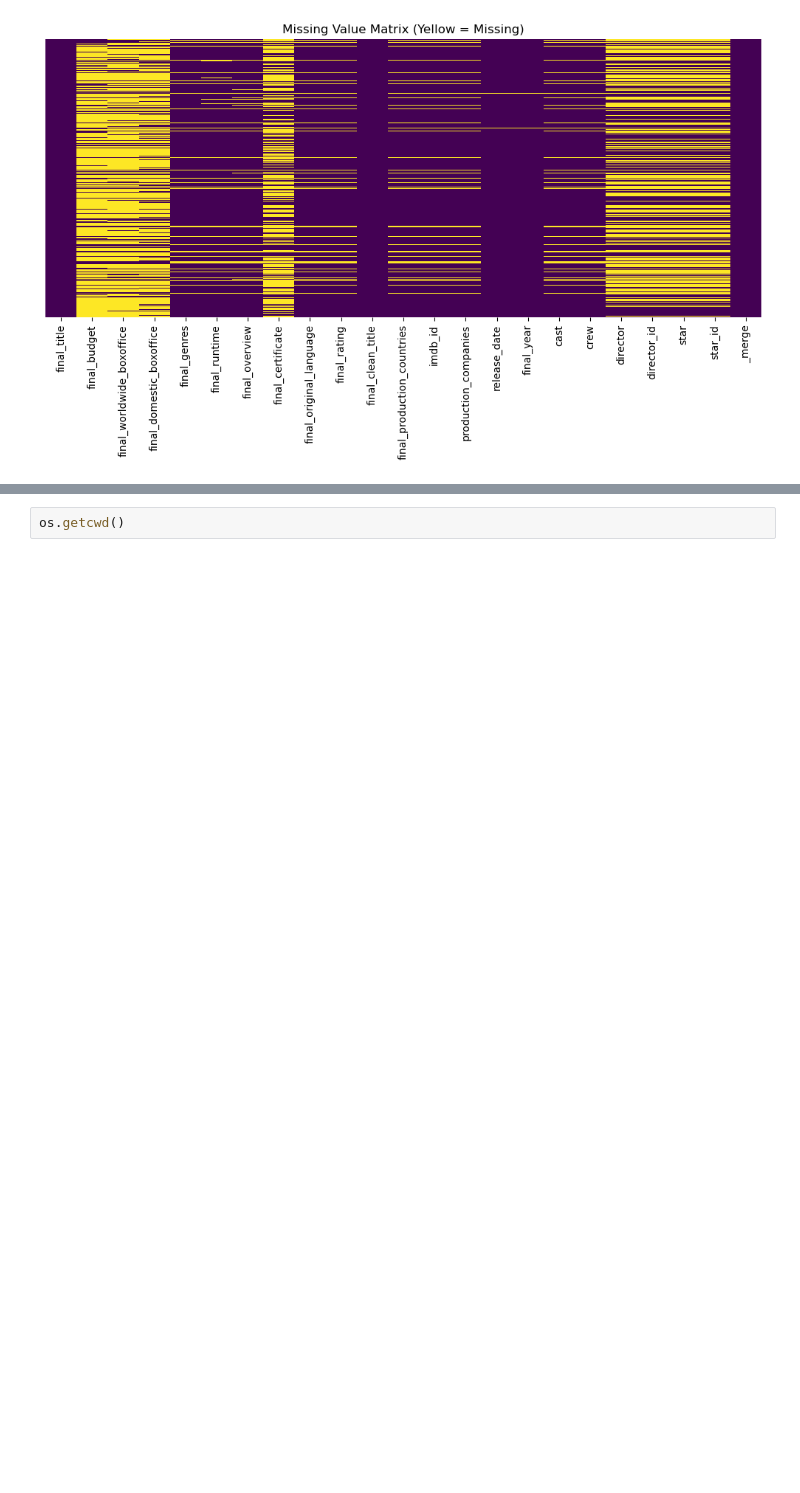
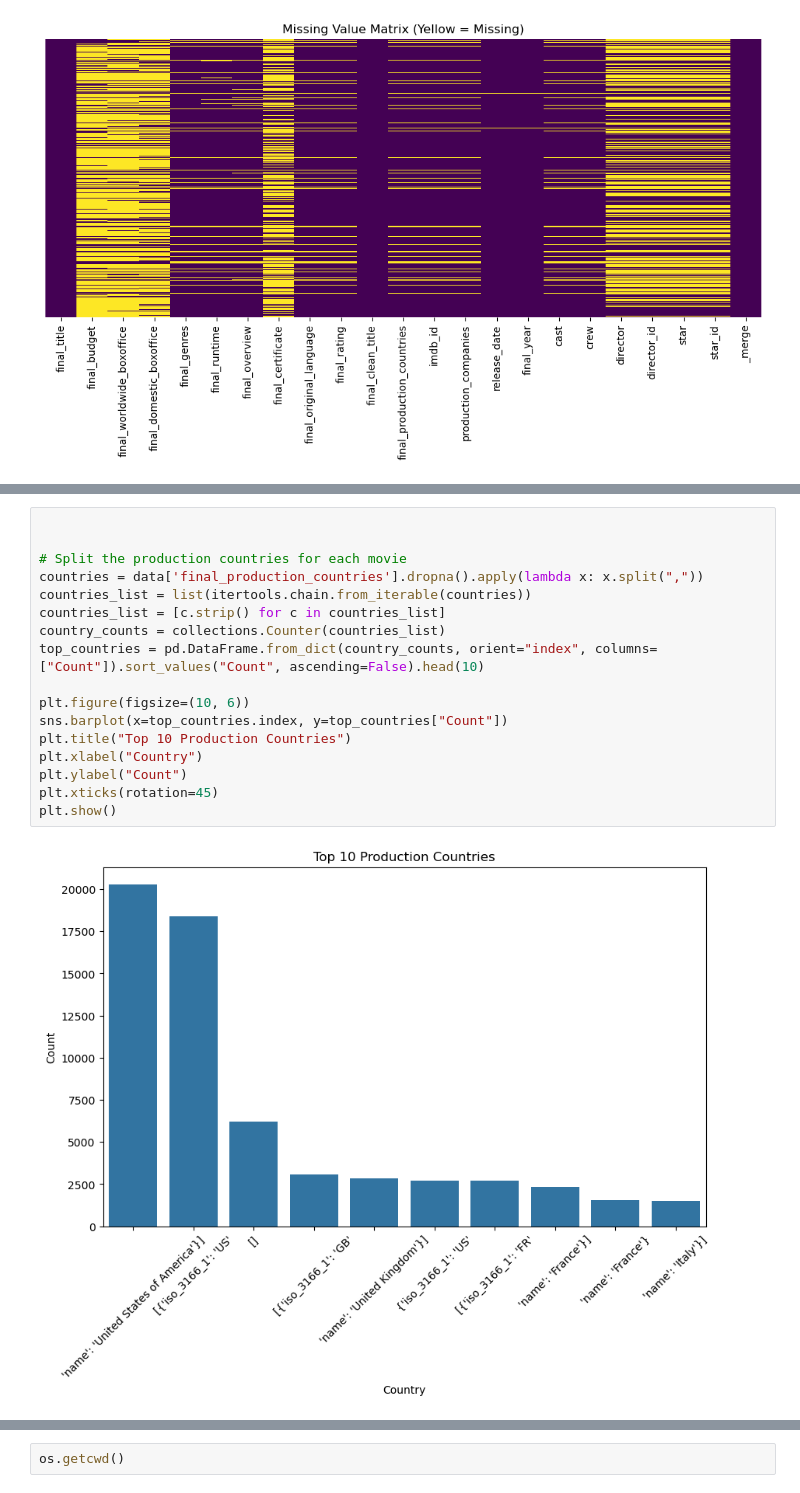
Before and after one commit to Divyantha369/spring-2025-greenlight, a Jupyter notebook: Praneed(EDA&Preprocessing)/pre_processsing.ipynb, the cells around one changed output, grey strips where cells are left out. Cells and saved outputs as stored; diff of their text form; blank space fills up the shorter version.

```diff
--- a/Praneed(EDA&Preprocessing)/pre_processsing.ipynb
+++ b/Praneed(EDA&Preprocessing)/pre_processsing.ipynb
@@ -95,3 +102,22 @@ Name: count, dtype: int64
+# %%
+
+
+# Split the production countries for each movie
+countries = data['final_production_countries'].dropna().apply(lambda x: x.split(","))
+countries_list = list(itertools.chain.from_iterable(countries))
+countries_list = [c.strip() for c in countries_list]
+country_counts = collections.Counter(countries_list)
+top_countries = pd.DataFrame.from_dict(country_counts, orient="index", columns=["Count"]).sort_values("Count", ascending=False).head(10)
+
+plt.figure(figsize=(10, 6))
+sns.barplot(x=top_countries.index, y=top_countries["Count"])
+plt.title("Top 10 Production Countries")
+plt.xlabel("Country")
+plt.ylabel("Count")
+plt.xticks(rotation=45)
+plt.show()
+# %% [output]
+[figure, added]
 # %%
 class MovieDataEnricher:
 
```
Also changed, not shown: parts of 4 cells of this notebook.
